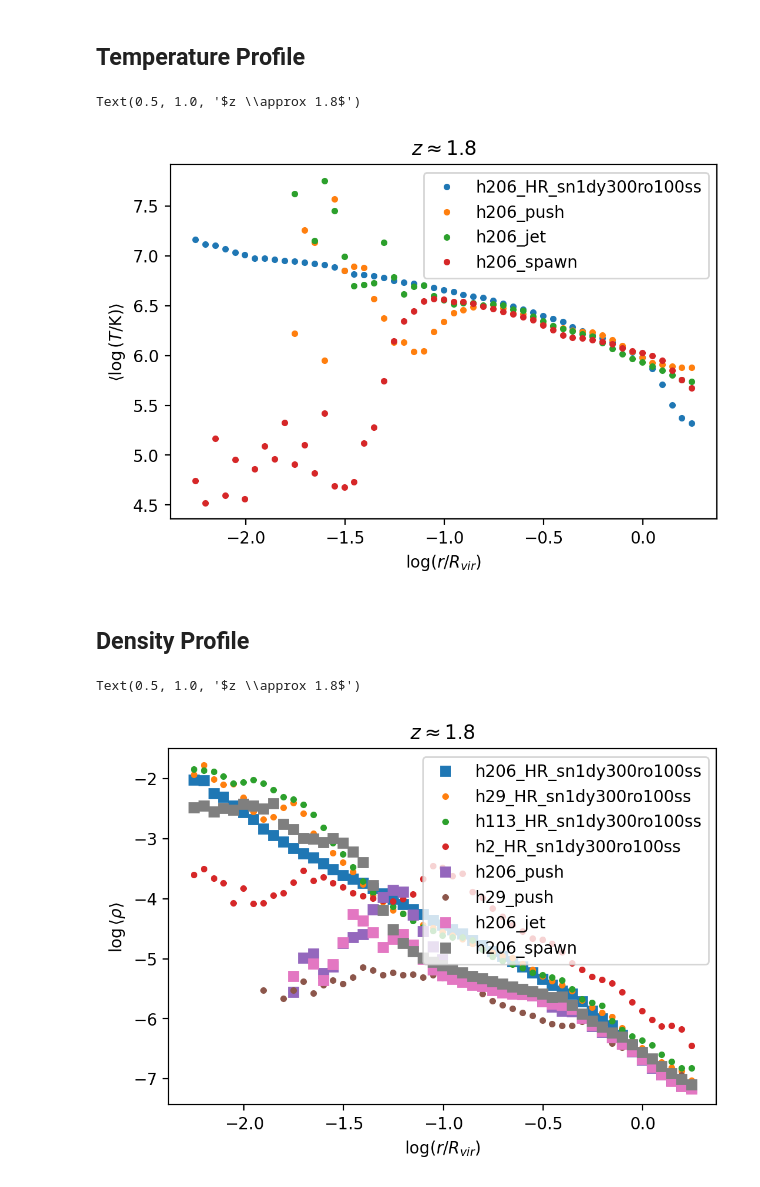
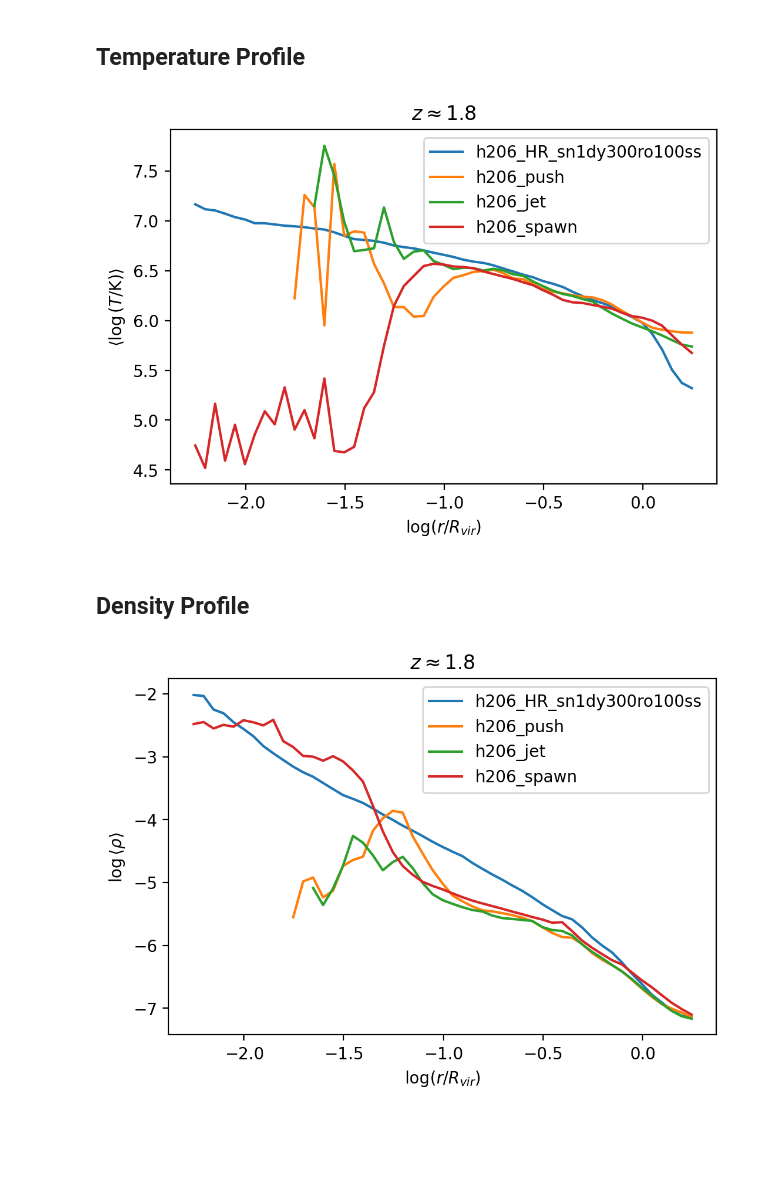
Before and after one commit to isulta/massive-halos, a Jupyter notebook: allprofiles.ipynb, the cells around one changed output. Cells and saved outputs as stored; diff of their text form; code cells hidden in the pictures; blank space fills up the shorter version.

Commit message:
allprofiles: h206 T,rho plots

```diff
--- a/allprofiles.ipynb
+++ b/allprofiles.ipynb
@@ -113,27 +113,29 @@ for sim in all_profiles_m13_z_1_8.keys():
     if 'h206' not in sim:
         continue
     rmid, logTavgbins = all_profiles_m13_z_1_8[sim]['rmid'], all_profiles_m13_z_1_8[sim]['logTavgbins']
-    plt.plot(np.log10(rmid), logTavgbins, '.' if 'h206' in sim else '.', label=sim)
+    plt.plot(np.log10(rmid), logTavgbins, label=sim)
 
 plt.xlabel(r'$\log (r/R_{vir})$')
 plt.ylabel(r'$\left<\log \left(T/\mathrm{K}\right)\right>$')
 plt.legend()
 plt.title(r'$z \approx 1.8$')
+# plt.savefig('Figures/Tprofile_h206_z_1_8.png')
 # %% [output]
-Text(0.5, 1.0, '$z \\approx 1.8$')
-[figure, old version]
+[figure, new version]
 # %% [markdown]
 ## Density Profile
 # %%
 plt.figure(dpi=200)
 for sim in all_profiles_m13_z_1_8.keys():
+    if 'h206' not in sim:
+        continue
     rmid, rhoavgbins = all_profiles_m13_z_1_8[sim]['rmid'], all_profiles_m13_z_1_8[sim]['rhoavgbins']
-    plt.plot(np.log10(rmid), np.log10(rhoavgbins), 's' if 'h206' in sim else '.', label=sim)
+    plt.plot(np.log10(rmid), np.log10(rhoavgbins), label=sim)
 
 plt.xlabel(r'$\log (r/R_{vir})$')
 plt.ylabel(r'$\log \left<\rho \right>$')
 plt.legend()
 plt.title(r'$z \approx 1.8$')
+# plt.savefig('Figures/rhoprofile_h206_z_1_8.png')
 # %% [output]
-Text(0.5, 1.0, '$z \\approx 1.8$')
-[figure, old version]
+[figure, new version]
```
Also changed, not shown: 2 other files.
